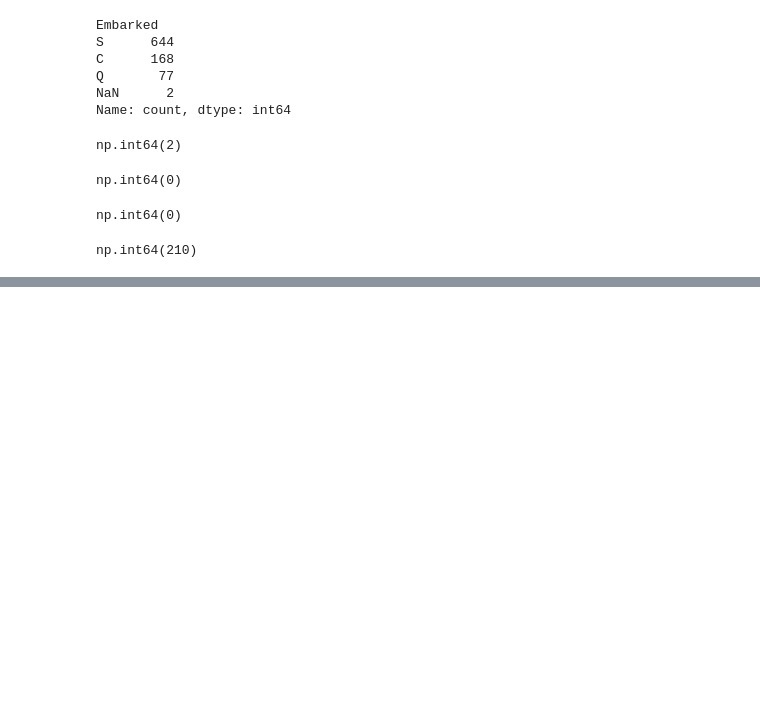
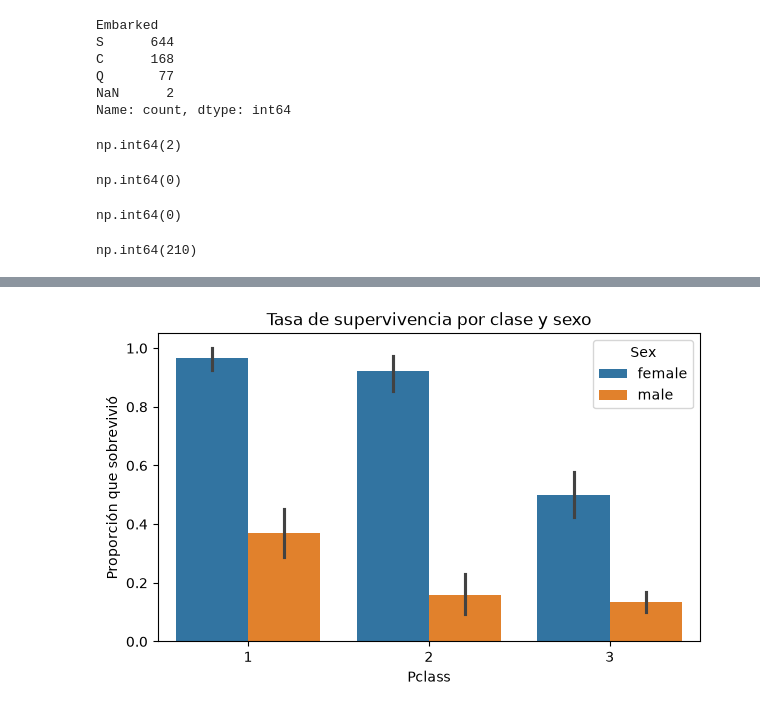
Before and after one commit to Lizeth2325/Proyecto_progra, a Jupyter notebook: cuadernos/exploracion_Lizeth.ipynb, the cells around one changed output, grey strips where cells are left out. Cells and saved outputs as stored; diff of their text form; code cells hidden in the pictures; blank space fills up the shorter version.

```diff
--- a/cuadernos/exploracion_Lizeth.ipynb
+++ b/cuadernos/exploracion_Lizeth.ipynb
@@ -50,0 +95,8 @@ np.int64(210)
+# %%
+plt.figure(figsize=(7, 4))
+sns.barplot(data=df, x="Pclass", y="Survived", hue="Sex")
+plt.title("Tasa de supervivencia por clase y sexo")
+plt.ylabel("Proporción que sobrevivió")
+plt.show()
+# %% [output]
+[figure, added]
```
Also changed, not shown: parts of 11 cells of this notebook.
